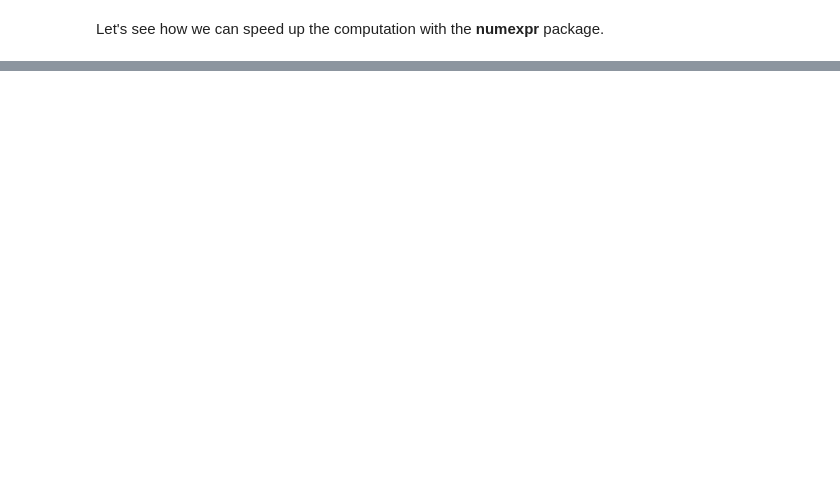
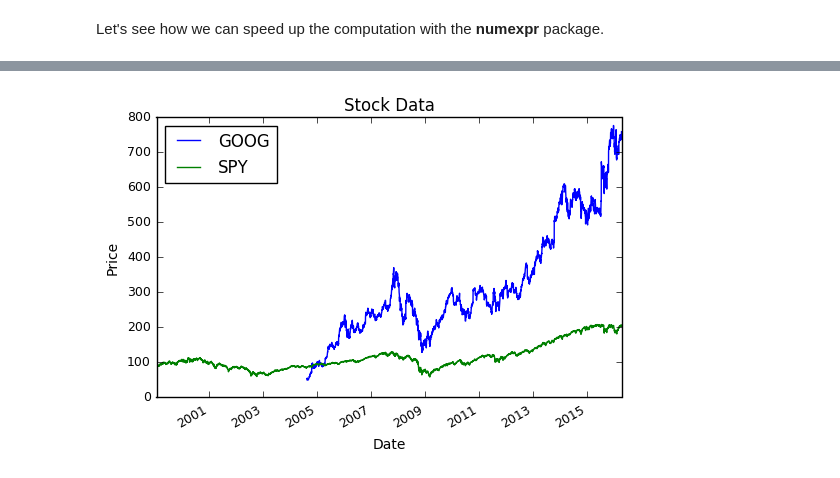
Before and after one commit to gtesei/python-for-finance-notes, a Jupyter notebook: basic_notes/warming_up.ipynb, the cells around one changed output, grey strips where cells are left out. Drawn from its saved outputs; the diff is of its cells as text; code cells hidden in the pictures; blank space fills up the shorter version.

Commit message:
plotting returns I

```diff
--- a/basic_notes/warming_up.ipynb
+++ b/basic_notes/warming_up.ipynb
@@ -77,0 +166,29 @@ Value of the European Call Option is 10.32 - time[4.196 secs]
+# %%
+import matplotlib.pyplot as plt
+def get_data(symbols,
+             add_ref=True,
+             data_source='yahoo',
+             price='Adj Close',
+             start='1/21/2010',
+             end='4/15/2016'):
+    """Read stock data (adjusted close) for given symbols from."""
+
+    if add_ref and 'SPY' not in symbols:  # add SPY for reference, if absent
+        symbols.insert(0, 'SPY')
+
+    df = web.DataReader(symbols,
+                        data_source=data_source,
+                        start=start,
+                        end=end)
+
+    return df[price,:,:]
+
+def plot_data(df_data):
+    """Plot stock data with appropriate axis labels."""
+    ax = df_data.plot(title="Stock Data", fontsize=2)
+    ax.set_xlabel("Date")
+    ax.set_ylabel("Price")
+    plt.show()
+
+
+get_data(symbols=['GOOG','SPY']).tail()
@@ -77,0 +203,7 @@ Value of the European Call Option is 10.32 - time[4.196 secs]
+# %%
+ax = get_data(symbols=['GOOG','SPY'],start='1/21/1999', end='4/15/2016').plot(title="Stock Data", fontsize=9)
+ax.set_xlabel("Date")
+ax.set_ylabel("Price")
+plt.show()
+# %% [output]
+[figure, added]
```
Also changed, not shown: parts of 13 cells of this notebook.
